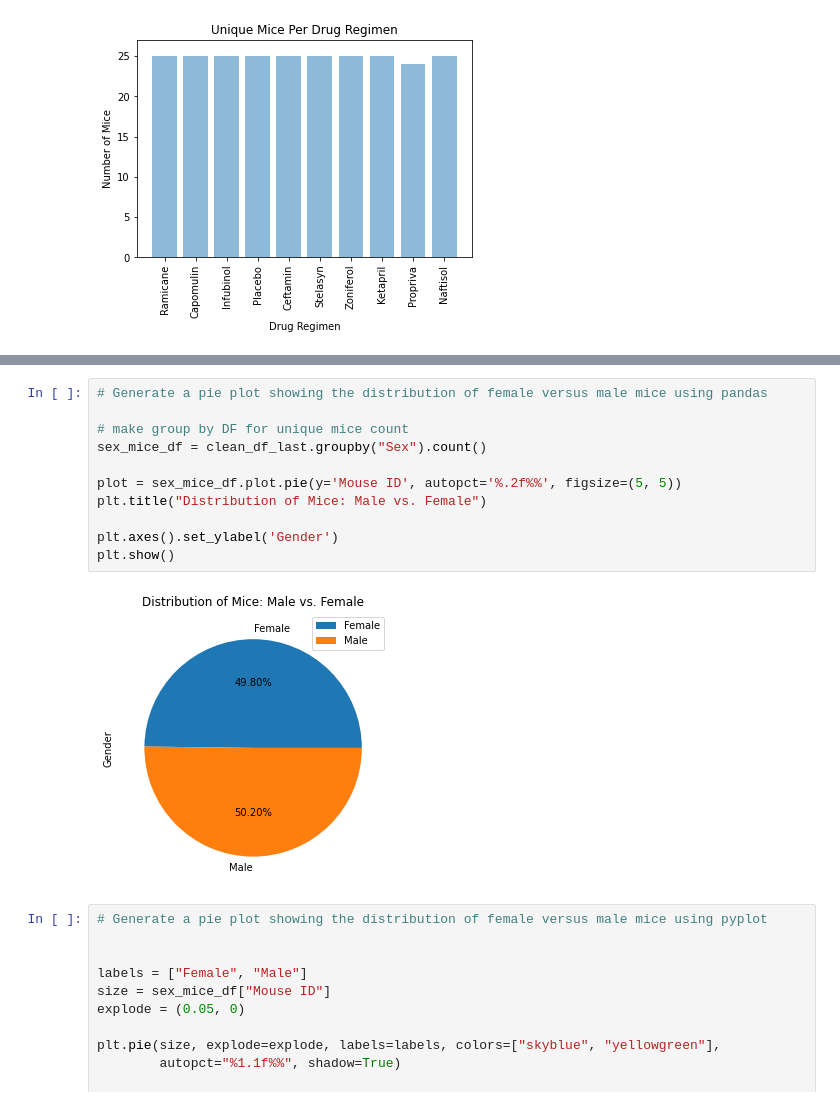
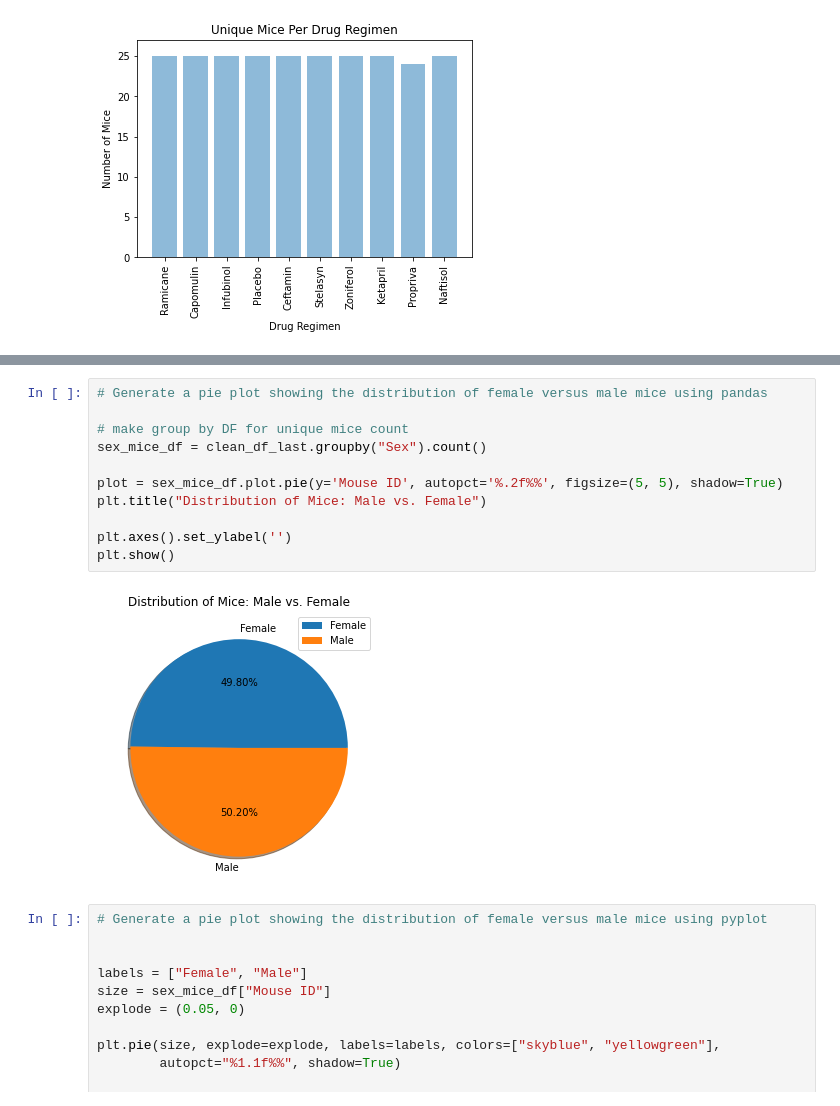
Before and after one commit to cassfolk/HW.Folkers, a Jupyter notebook: 05-matplotlib-challenge/Pymaceuticals/pymaceuticals_starter.ipynb, the cells around one changed output, grey strips where cells are left out. Saved outputs shown, nothing was run; the diff lists cells and outputs as text.

```diff
--- a/05-matplotlib-challenge/Pymaceuticals/pymaceuticals_starter.ipynb
+++ b/05-matplotlib-challenge/Pymaceuticals/pymaceuticals_starter.ipynb
@@ -200,16 +210,16 @@ plt.show()
 # %%
 # Generate a pie plot showing the distribution of female versus male mice using pandas
 
 # make group by DF for unique mice count
 sex_mice_df = clean_df_last.groupby("Sex").count()
 
-plot = sex_mice_df.plot.pie(y='Mouse ID', autopct='%.2f%%', figsize=(5, 5))
+plot = sex_mice_df.plot.pie(y='Mouse ID', autopct='%.2f%%', figsize=(5, 5), shadow=True)
 plt.title("Distribution of Mice: Male vs. Female")
 
-plt.axes().set_ylabel('Gender')
+plt.axes().set_ylabel('')
 plt.show()
 # %% [output]
-[figure, old version]
+[figure, new version]
 # %%
 # Generate a pie plot showing the distribution of female versus male mice using pyplot
 
```
Also changed, not shown: parts of 9 cells of this notebook.
